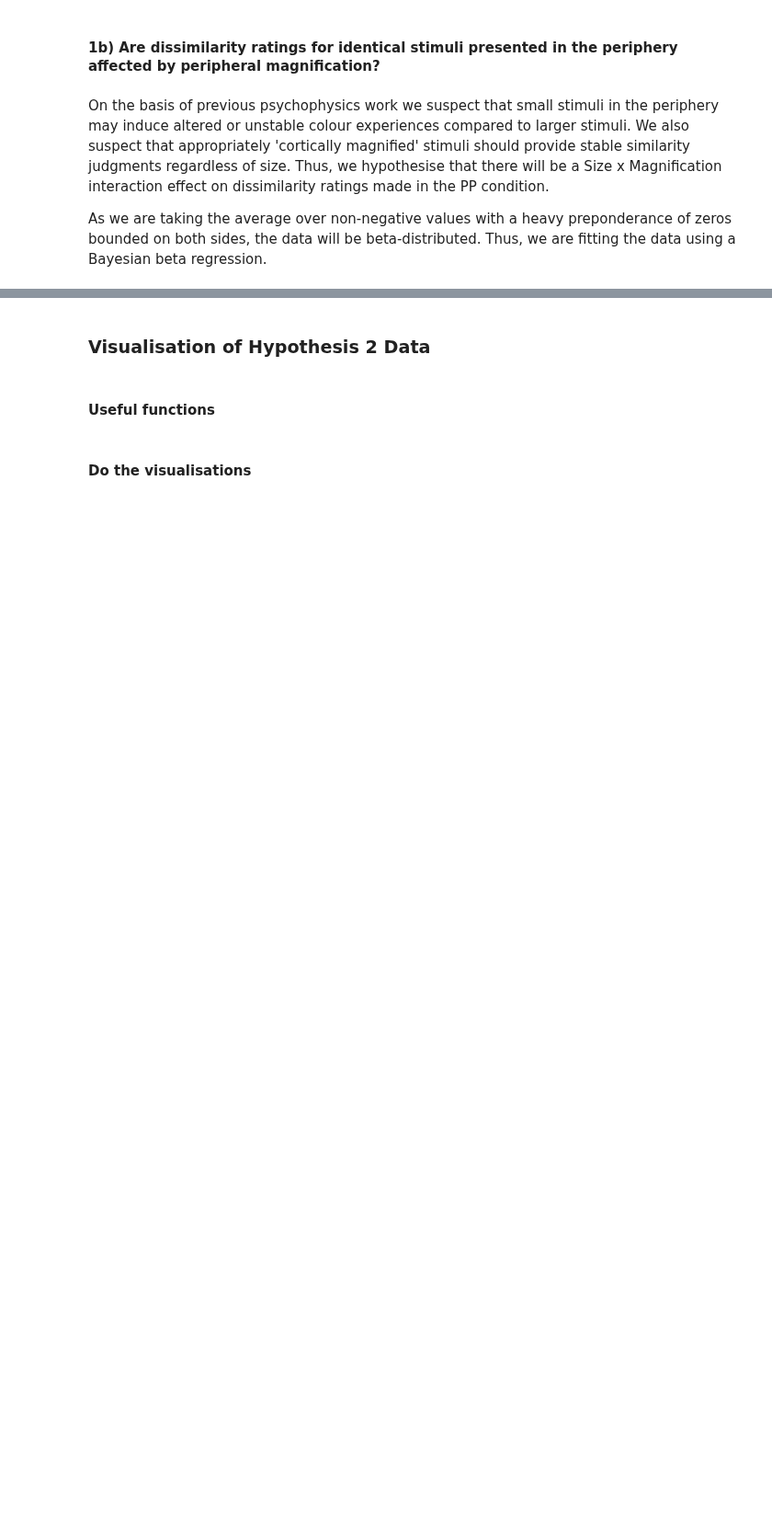
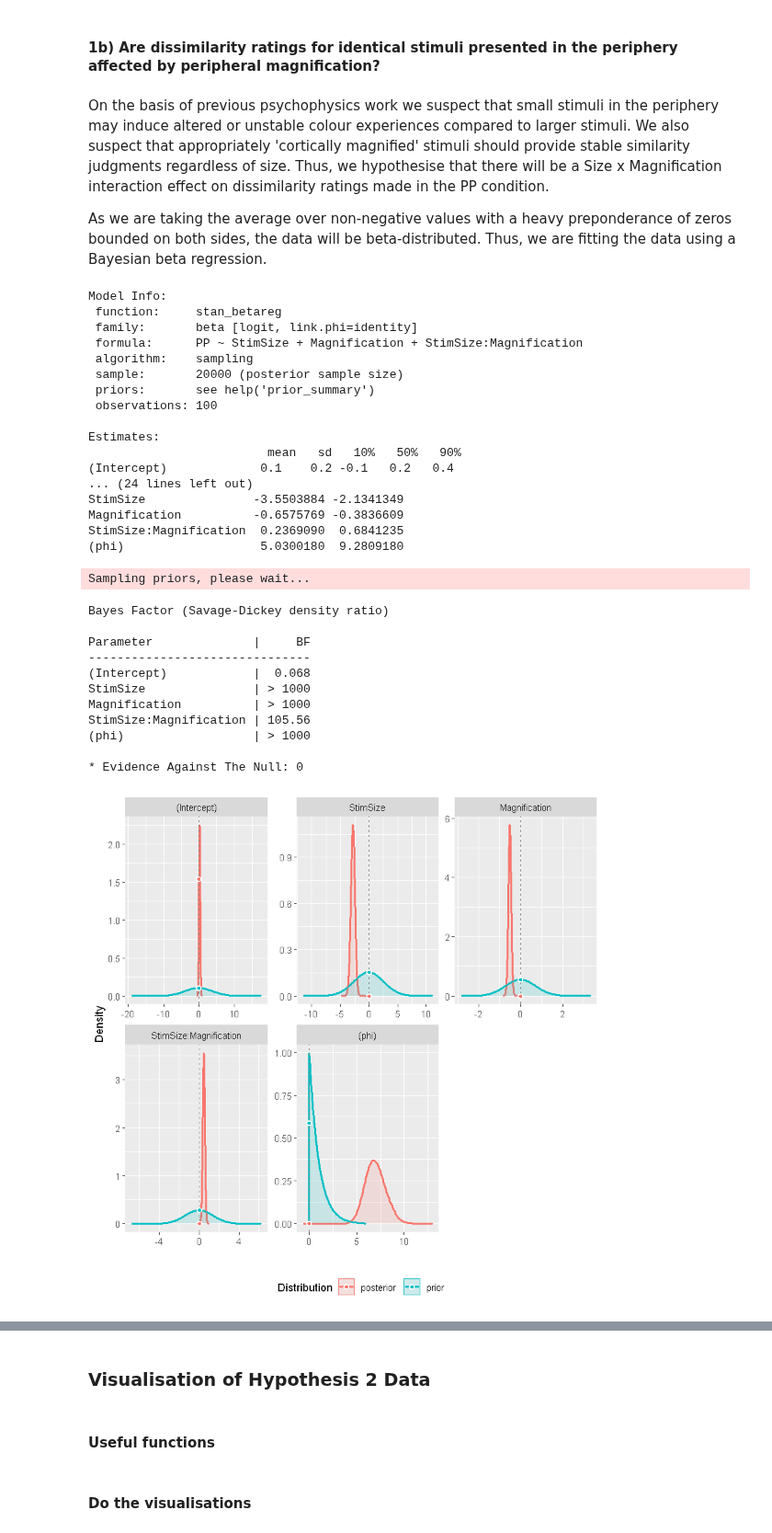
Before and after one commit to ArielZJ/Precision-Phenomenology-Data-Analysis, a Jupyter notebook: Fovea vs. Periphery Color Similarity Pilot Analysis - 2stim Analysis.ipynb, the cells around one changed output, grey strips where cells are left out. Shown at 92% size. Drawn from its saved outputs; the diff is of its cells as text; code cells hidden in the pictures; blank space fills up the shorter version.

```diff
--- a/Fovea vs. Periphery Color Similarity Pilot Analysis - 2stim Analysis.ipynb
+++ b/Fovea vs. Periphery Color Similarity Pilot Analysis - 2stim Analysis.ipynb
@@ -1630,6 +1620,39 @@ h1b <- function(data,summary=FALSE){
     print(BF)
     print(plot(BF, show_intercept=TRUE))
 }
+# %%
+h1b(rbind(exclude.trace,exclude.trace),summary=TRUE)
+# %% [output]
+Model Info:
+ function:     stan_betareg
+ family:       beta [logit, link.phi=identity]
+ formula:      PP ~ StimSize + Magnification + StimSize:Magnification
+ algorithm:    sampling
+ sample:       20000 (posterior sample size)
+ priors:       see help('prior_summary')
+ observations: 100
+
+Estimates:
+                         mean   sd   10%   50%   90%
+(Intercept)             0.1    0.2 -0.1   0.2   0.4
+... (24 lines left out)
+StimSize               -3.5503884 -2.1341349
+Magnification          -0.6575769 -0.3836609
+StimSize:Magnification  0.2369090  0.6841235
+(phi)                   5.0300180  9.2809180
+Sampling priors, please wait...
+Bayes Factor (Savage-Dickey density ratio)
+
+Parameter              |     BF
+-------------------------------
+(Intercept)            |  0.068
+StimSize               | > 1000
+Magnification          | > 1000
+StimSize:Magnification | 105.56
+(phi)                  | > 1000
+
+* Evidence Against The Null: 0
+[figure, added]
 # %%
 # test all the data
 h1b(trace.df,summary=TRUE)
```
Also changed, not shown: parts of 20 cells of this notebook.
